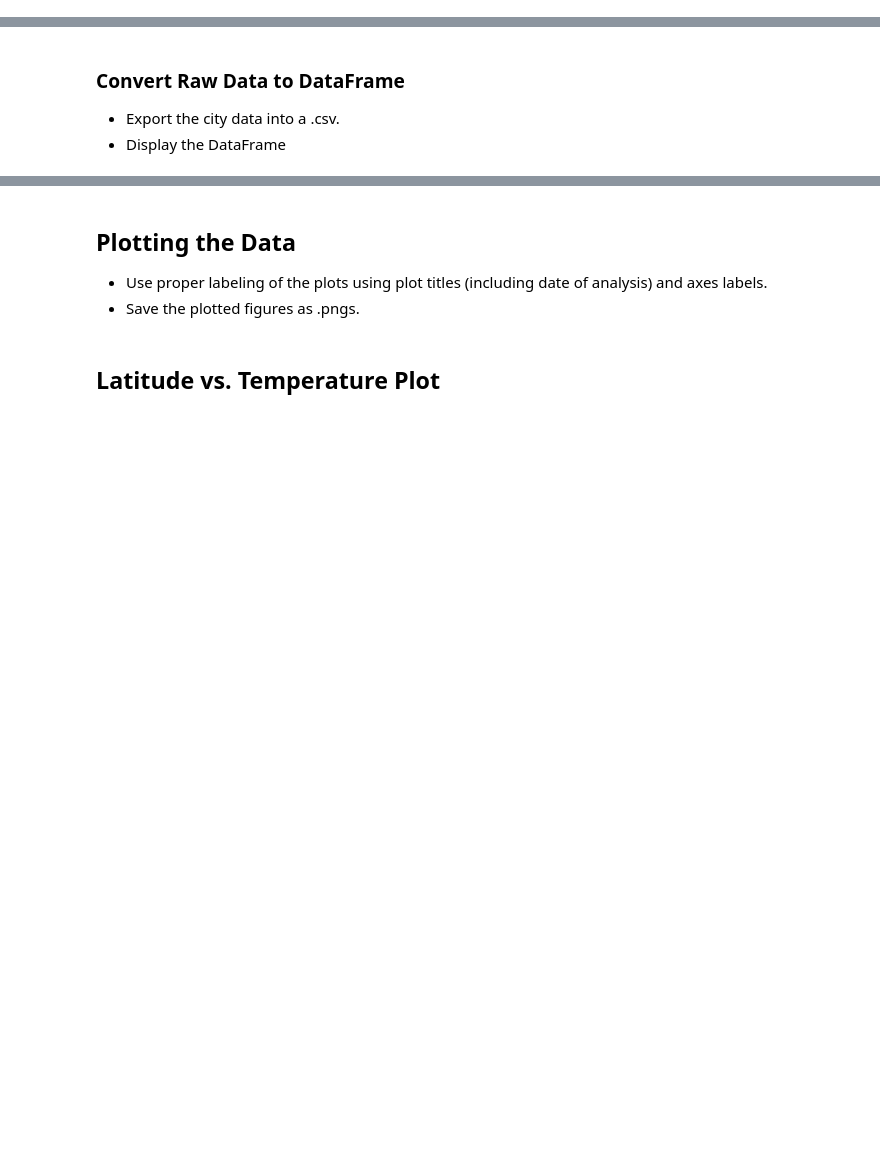
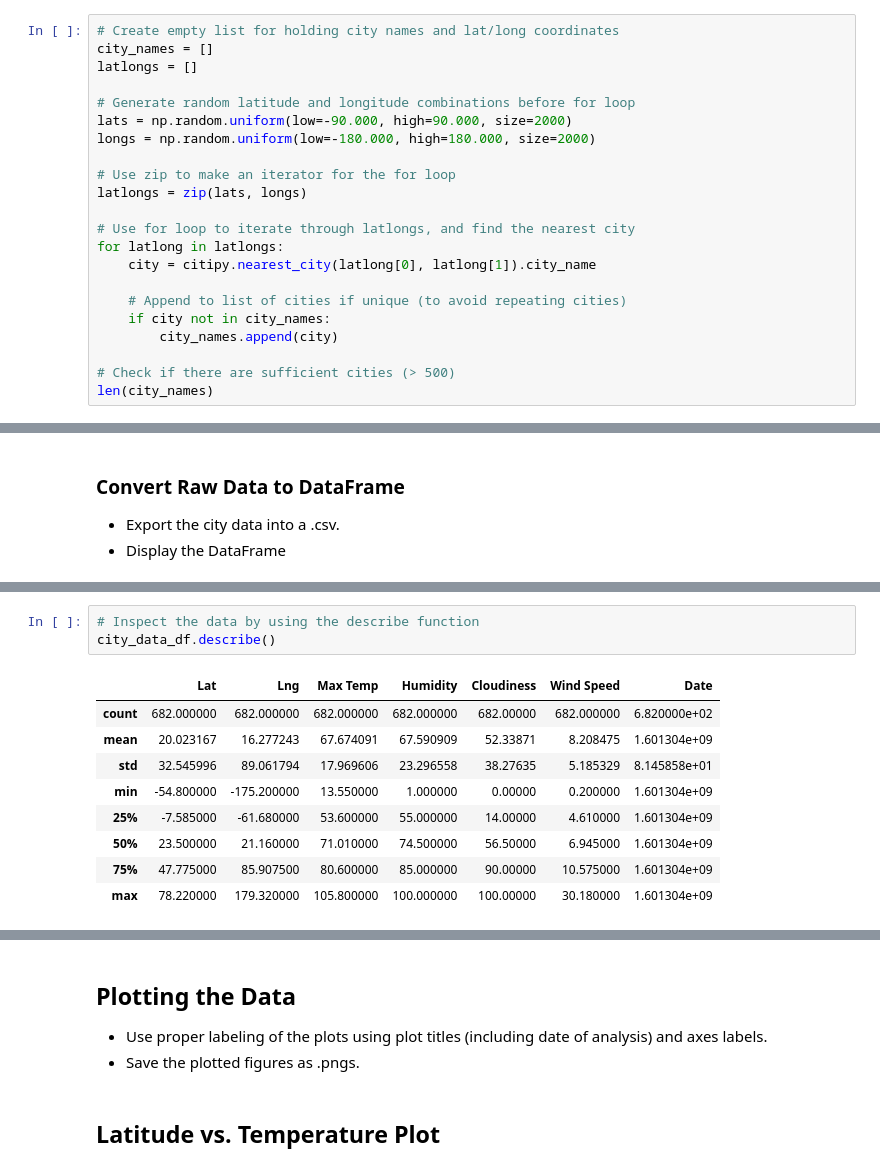
Before and after one commit to jfield24/API-Challenge, a Jupyter notebook: WeatherPy/WeatherPy.ipynb, the cells around one changed output, grey strips where cells are left out. Saved outputs shown, nothing was run; the diff lists cells and outputs as text; blank space fills up the shorter version.

```diff
--- a/WeatherPy/WeatherPy.ipynb
+++ b/WeatherPy/WeatherPy.ipynb
@@ -13,0 +23,22 @@
+# %%
+# Create empty list for holding city names and lat/long coordinates
+city_names = []
+latlongs = []
+
+# Generate random latitude and longitude combinations before for loop
+lats = np.random.uniform(low=-90.000, high=90.000, size=2000)
+longs = np.random.uniform(low=-180.000, high=180.000, size=2000)
+
+# Use zip to make an iterator for the for loop
+latlongs = zip(lats, longs)
+
+# Use for loop to iterate through latlongs, and find the nearest city
+for latlong in latlongs:
+    city = citipy.nearest_city(latlong[0], latlong[1]).city_name
+
+    # Append to list of cities if unique (to avoid repeating cities)
+    if city not in city_names:
+        city_names.append(city)
+
+# Check if there are sufficient cities (> 500)
+len(city_names)
@@ -79,3 +161,16 @@ Int64Index([], dtype='int64')
+# %%
+# Inspect the data by using the describe function
+city_data_df.describe()
+# %% [output]
+|  | Lat | Lng | Max Temp | Humidity | Cloudiness | Wind Speed | Date |
+| count | 682.000000 | 682.000000 | 682.000000 | 682.000000 | 682.00000 | 682.000000 | 6.820000e+02 |
+| mean | 20.023167 | 16.277243 | 67.674091 | 67.590909 | 52.33871 | 8.208475 | 1.601304e+09 |
+| std | 32.545996 | 89.061794 | 17.969606 | 23.296558 | 38.27635 | 5.185329 | 8.145858e+01 |
+| min | -54.800000 | -175.200000 | 13.550000 | 1.000000 | 0.00000 | 0.200000 | 1.601304e+09 |
+| 25% | -7.585000 | -61.680000 | 53.600000 | 55.000000 | 14.00000 | 4.610000 | 1.601304e+09 |
+| 50% | 23.500000 | 21.160000 | 71.010000 | 74.500000 | 56.50000 | 6.945000 | 1.601304e+09 |
+| 75% | 47.775000 | 85.907500 | 80.600000 | 85.000000 | 90.00000 | 10.575000 | 1.601304e+09 |
+| max | 78.220000 | 179.320000 | 105.800000 | 100.000000 | 100.00000 | 30.180000 | 1.601304e+09 |
 # %%
 # Make a new DataFrame equal to the city data to drop all humidity outliers by index.
 # Passing "inplace=False" will make a copy of the city_data DataFrame, which we call "clean_city_data".
```
Also changed, not shown: parts of 14 cells of this notebook, 1 other file.
